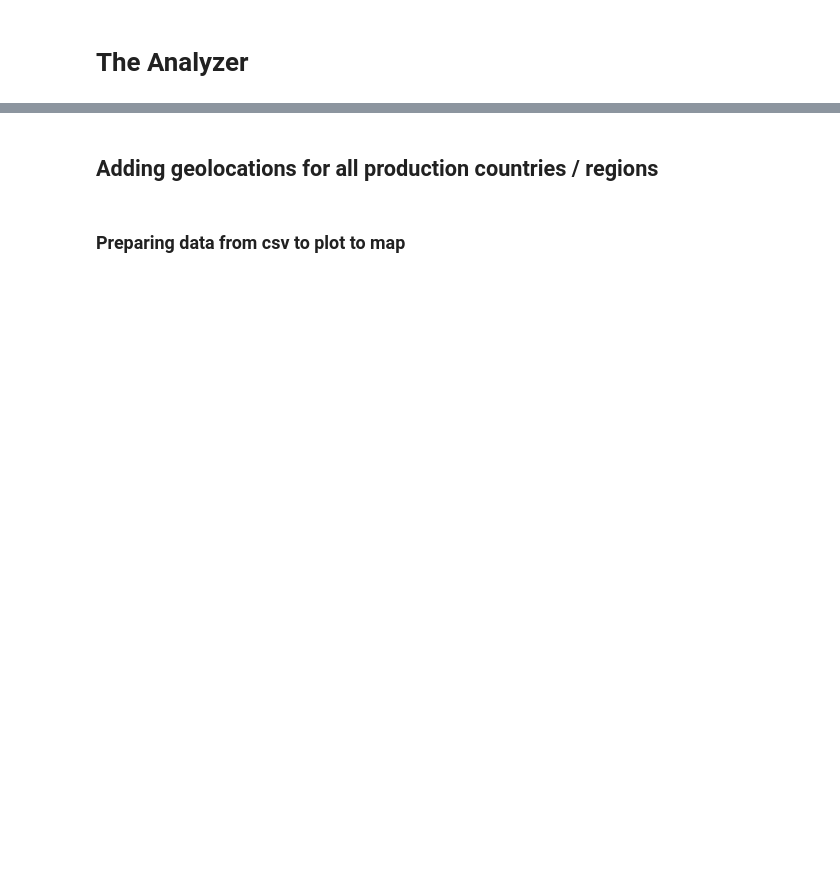
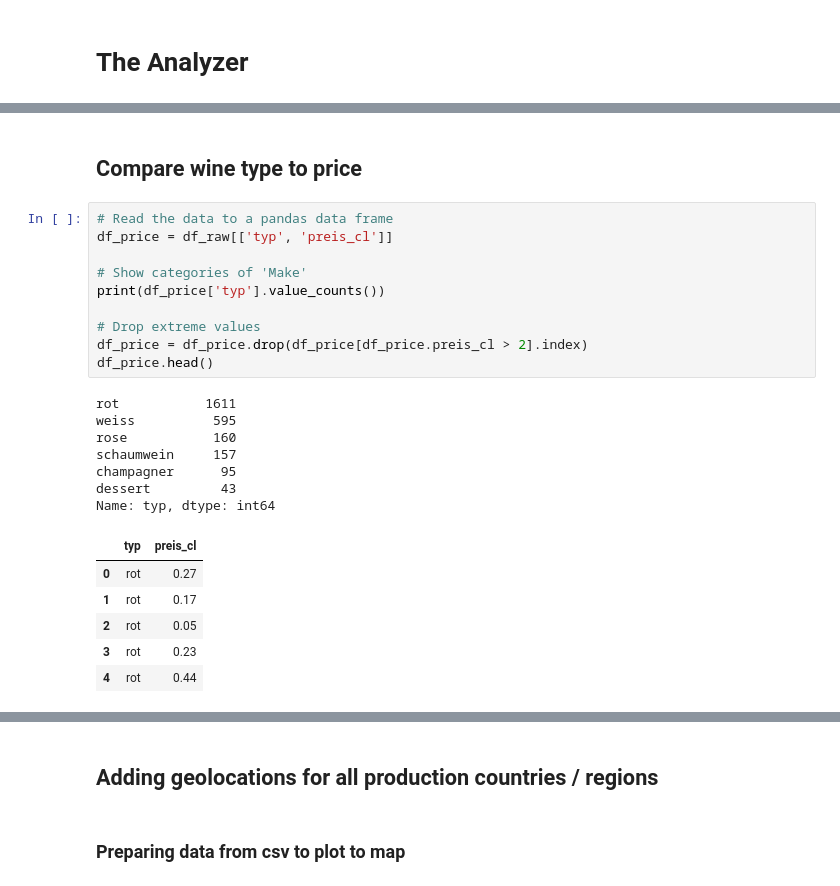
Before and after one commit to TobiasFatzer/data_analytics_final_project, a Jupyter notebook: 02_data_analyzation.ipynb, the cells around one changed output, grey strips where cells are left out. Cells and saved outputs as stored; diff of their text form; blank space fills up the shorter version.

```diff
--- a/02_data_analyzation.ipynb
+++ b/02_data_analyzation.ipynb
@@ -10,0 +28,26 @@ warnings.filterwarnings('ignore')
+# %% [markdown]
+## Compare wine type to price
+# %%
+# Read the data to a pandas data frame
+df_price = df_raw[['typ', 'preis_cl']]
+
+# Show categories of 'Make'
+print(df_price['typ'].value_counts())
+
+# Drop extreme values
+df_price = df_price.drop(df_price[df_price.preis_cl > 2].index)
+df_price.head()
+# %% [output]
+rot           1611
+weiss          595
+rose           160
+schaumwein     157
+champagner      95
+dessert         43
+Name: typ, dtype: int64
+|  | typ | preis_cl |
+| 0 | rot | 0.27 |
+| 1 | rot | 0.17 |
+| 2 | rot | 0.05 |
+| 3 | rot | 0.23 |
+| 4 | rot | 0.44 |
```
Also changed, not shown: parts of 5 cells of this notebook.
